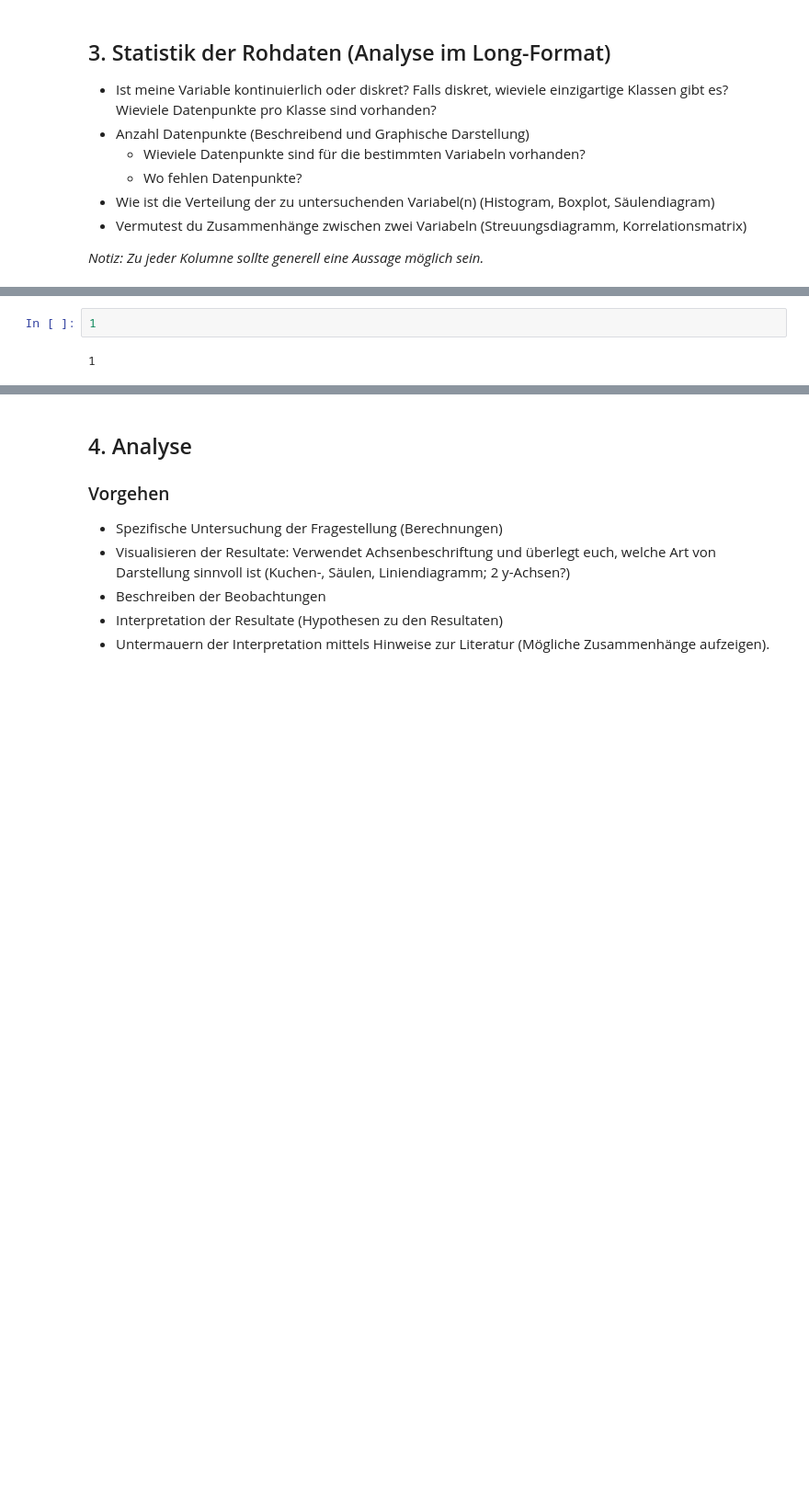
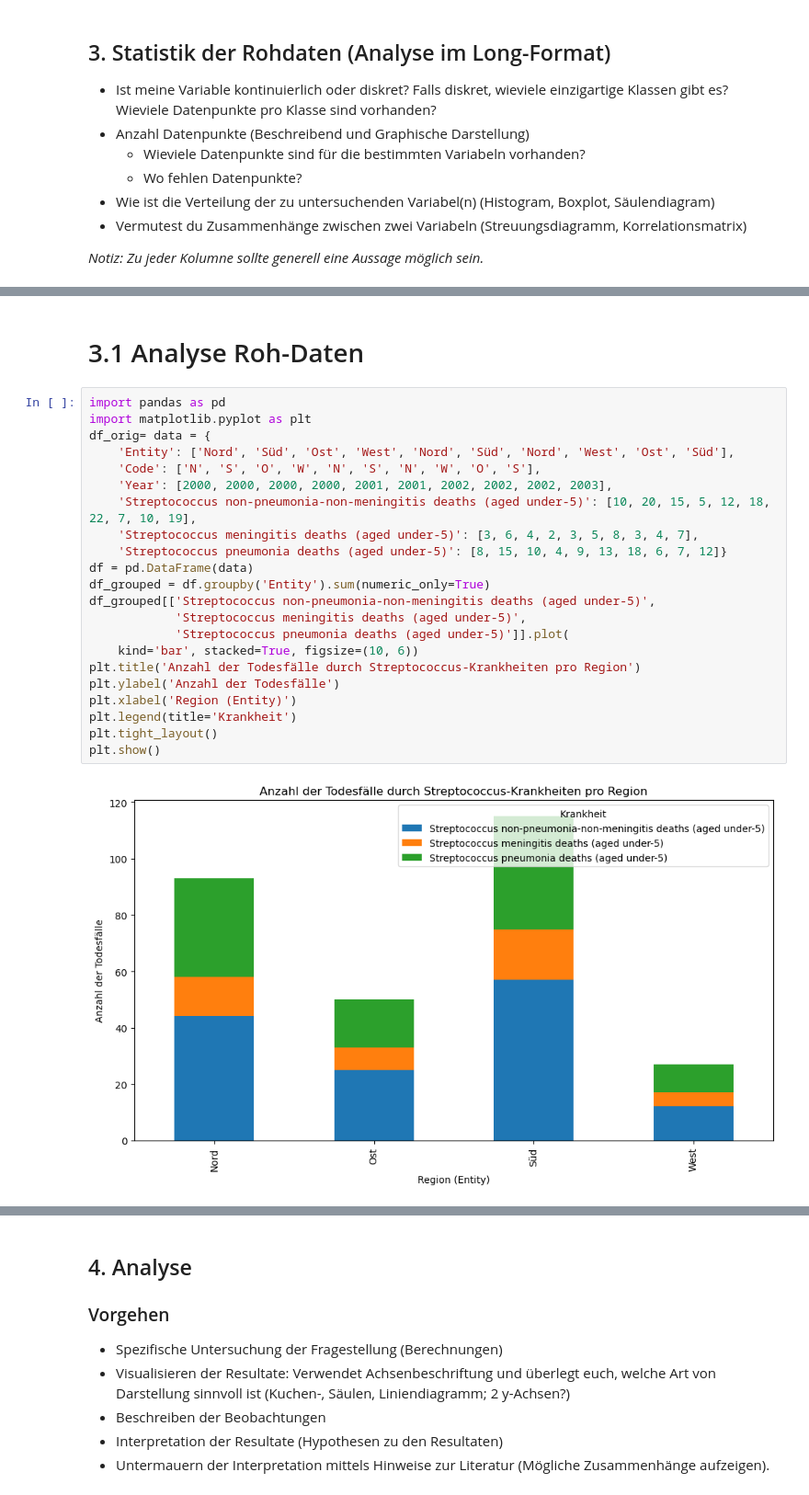
Before and after one commit to ayl-in/Aylin-und-Genta, a Jupyter notebook: Phython_LN_aylin_genta.ipynb, the cells around one changed output, grey strips where cells are left out. Shown at 92% size. Drawn from its saved outputs; the diff is of its cells as text; blank space fills up the shorter version.

```diff
--- a/Phython_LN_aylin_genta.ipynb
+++ b/Phython_LN_aylin_genta.ipynb
@@ -77,4 +74,26 @@ NameError: name 'df' is not defined
-# %%
-1
-# %% [output]
-1
+# %% [markdown]
+# 3.1 Analyse Roh-Daten
+# %%
+import pandas as pd
+import matplotlib.pyplot as plt
+df_orig= data = {
+    'Entity': ['Nord', 'Süd', 'Ost', 'West', 'Nord', 'Süd', 'Nord', 'West', 'Ost', 'Süd'],
+    'Code': ['N', 'S', 'O', 'W', 'N', 'S', 'N', 'W', 'O', 'S'],
+    'Year': [2000, 2000, 2000, 2000, 2001, 2001, 2002, 2002, 2002, 2003],
+    'Streptococcus non-pneumonia-non-meningitis deaths (aged under-5)': [10, 20, 15, 5, 12, 18, 22, 7, 10, 19],
+    'Streptococcus meningitis deaths (aged under-5)': [3, 6, 4, 2, 3, 5, 8, 3, 4, 7],
+    'Streptococcus pneumonia deaths (aged under-5)': [8, 15, 10, 4, 9, 13, 18, 6, 7, 12]}
+df = pd.DataFrame(data)
+df_grouped = df.groupby('Entity').sum(numeric_only=True)
+df_grouped[['Streptococcus non-pneumonia-non-meningitis deaths (aged under-5)',
+            'Streptococcus meningitis deaths (aged under-5)',
+            'Streptococcus pneumonia deaths (aged under-5)']].plot(
+    kind='bar', stacked=True, figsize=(10, 6))
+plt.title('Anzahl der Todesfälle durch Streptococcus-Krankheiten pro Region')
+plt.ylabel('Anzahl der Todesfälle')
+plt.xlabel('Region (Entity)')
+plt.legend(title='Krankheit')
+plt.tight_layout()
+plt.show()
+# %% [output]
+[figure, added]
```
Also changed, not shown: parts of 23 cells of this notebook.
